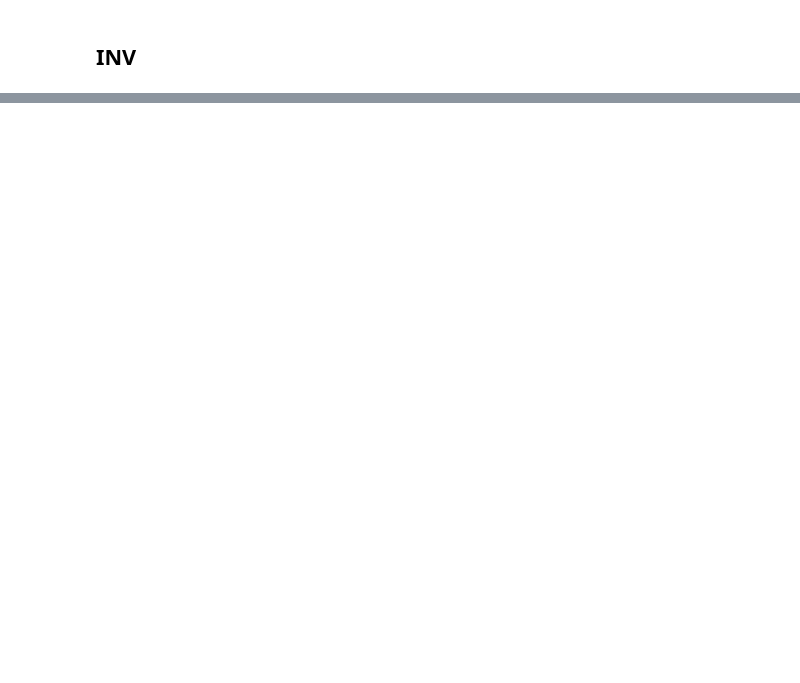
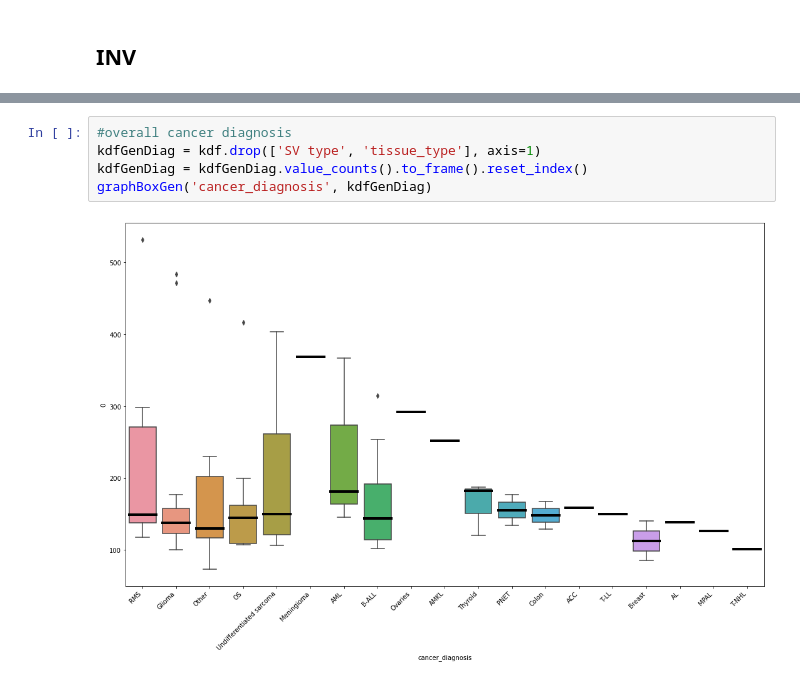
Before and after one commit to vsubasri/Transposable-Elements, a Jupyter notebook: Analysis/Cancer Graphs.ipynb, the cells around one changed output, grey strips where cells are left out. Drawn from its saved outputs; the diff is of its cells as text; blank space fills up the shorter version.

```diff
--- a/Analysis/Cancer Graphs.ipynb
+++ b/Analysis/Cancer Graphs.ipynb
@@ -613,0 +798,7 @@ LFS vs unaffected
+# %%
+#overall cancer diagnosis
+kdfGenDiag = kdf.drop(['SV type', 'tissue_type'], axis=1)
+kdfGenDiag = kdfGenDiag.value_counts().to_frame().reset_index()
+graphBoxGen('cancer_diagnosis', kdfGenDiag)
+# %% [output]
+[figure, added]
```
Also changed, not shown: parts of 37 cells of this notebook, 1 other file.
